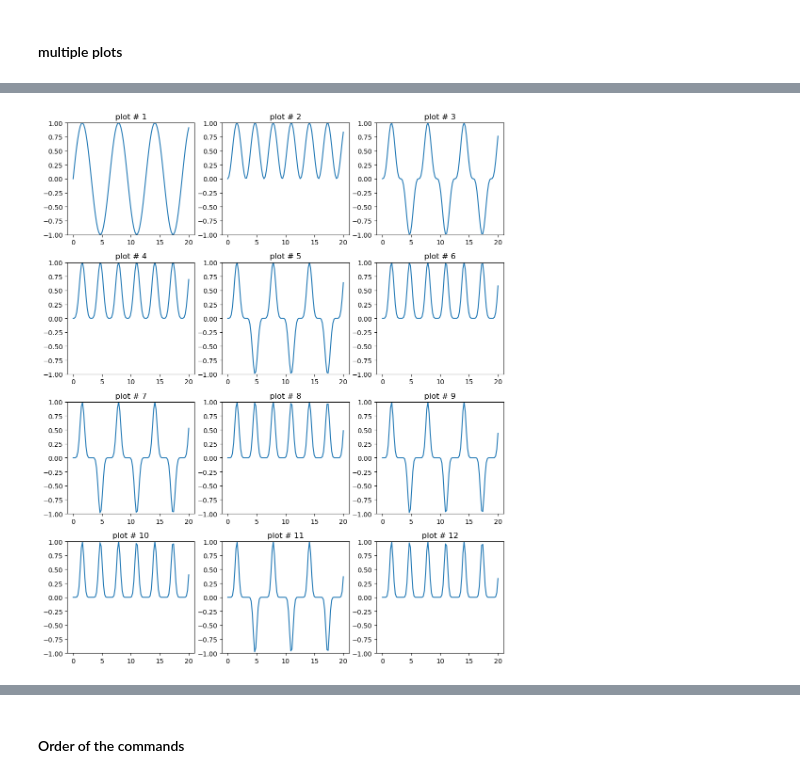
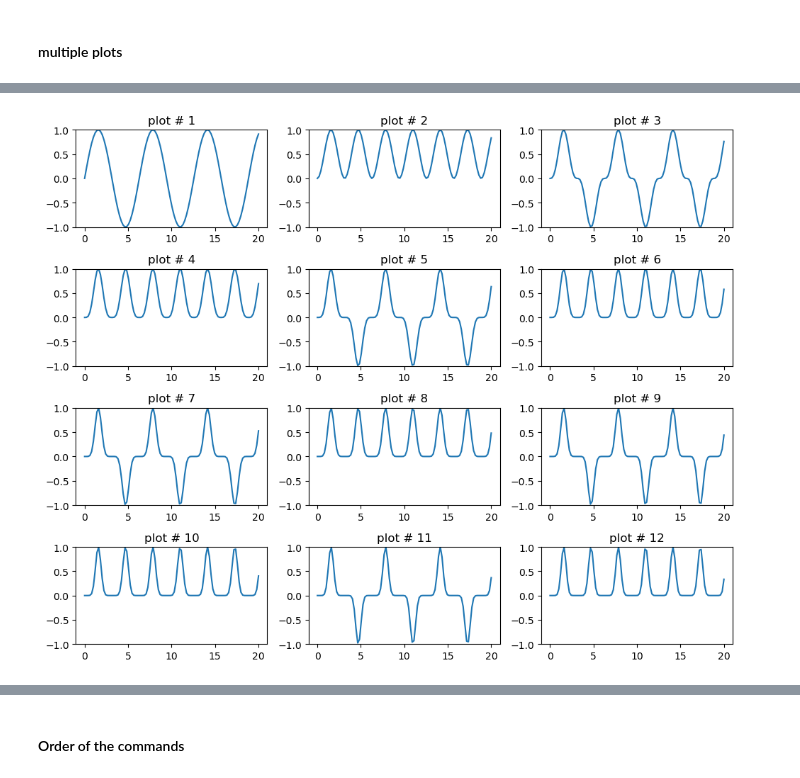
Before and after one commit to Morisset/Python-lectures-Notebooks, a Jupyter notebook: Notebooks/intro_Matplotlib.ipynb, the cells around one changed output, grey strips where cells are left out. Cells and saved outputs as stored; diff of their text form; code cells hidden in the pictures.

```diff
--- a/Notebooks/intro_Matplotlib.ipynb
+++ b/Notebooks/intro_Matplotlib.ipynb
@@ -205,14 +176,14 @@ axes[1,2].plot(x,x**2); # [row, column]
 # %%
 x = np.linspace(0, 20, 100)
 y1 = np.sin(x)
 
-fig, axes = plt.subplots(4, 3, figsize=(10,12))
+fig, axes = plt.subplots(4, 3, figsize=(10,8)) # 4 columns , 3 rows -> 12 subplots
 for i, ax in enumerate(axes.ravel()): # axes is a 2D array.. Need to ravel it to run over every ax
     ax.set_title(f'plot # {i+1}')
     ax.plot(x, y1**(i+1))
     ax.set_ylim((-1, 1))
 fig.tight_layout() # Better output
 # %% [output]
-[figure, old version]
+[figure, new version]
 # %%
 fig = plt.figure(figsize=(8, 8))
```
Also changed, not shown: parts of 59 cells of this notebook.
